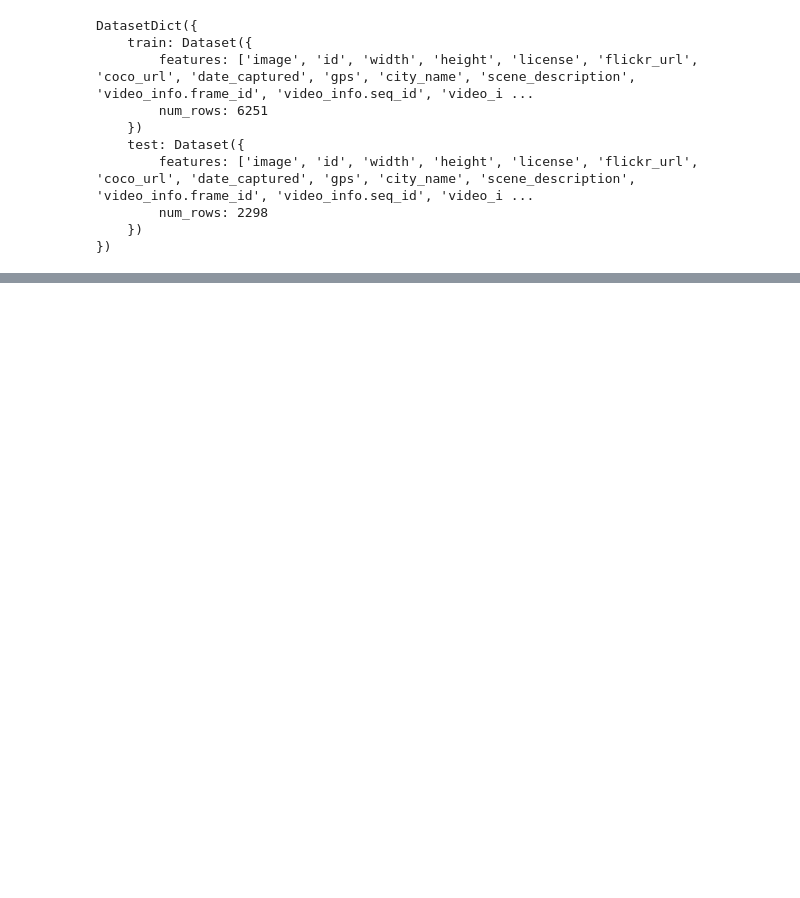
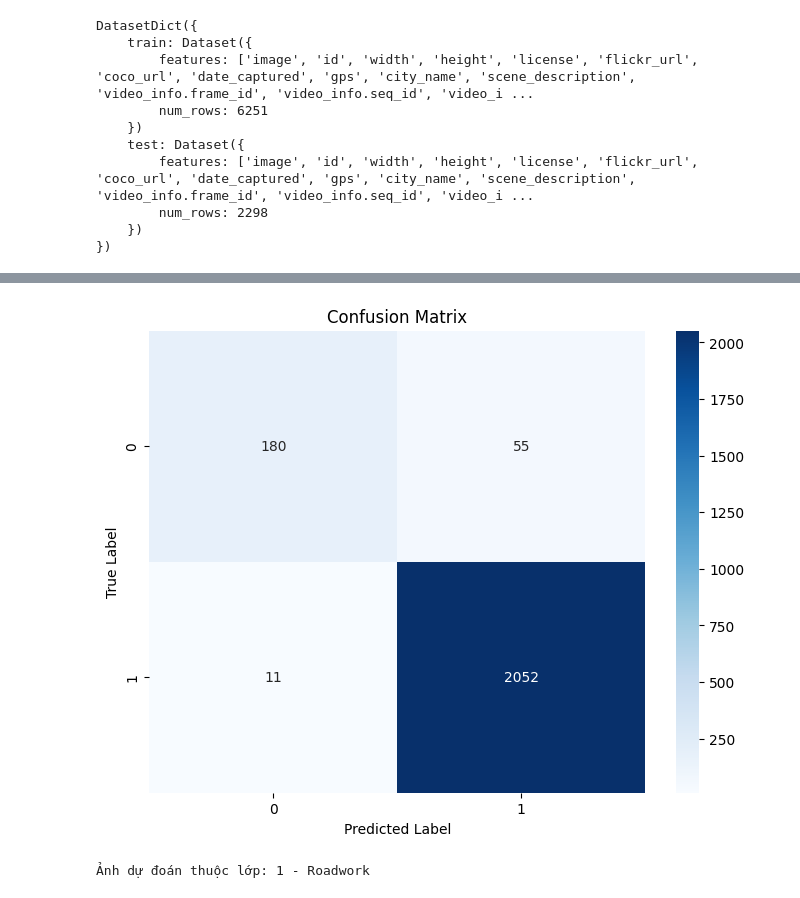
Before and after one commit to ngvann1110/task1, a Jupyter notebook: classify.ipynb, the cells around one changed output, grey strips where cells are left out. Saved outputs shown, nothing was run; the diff lists cells and outputs as text; code cells hidden in the pictures; blank space fills up the shorter version.

```diff
--- a/classify.ipynb
+++ b/classify.ipynb
@@ -120,17 +159,26 @@ def compute_metrics(p):
         "f1": f1_score(labels, preds, average="weighted")
     }
 # %%
+from transformers import default_data_collator
+
+def custom_data_collator(features):
+    for feature in features:
+        feature.pop("id", None)  # loại bỏ id
+    return default_data_collator(features)
+
+
 from transformers import Trainer
 
-# Update training_args to keep all columns (especially 'image')
-training_args.remove_unused_columns = False
+# Đảm bảo chỉ giữ lại các cột cần thiết (pixel_values, labels)
+training_args.remove_unused_columns = True
 
 trainer = Trainer(
     model=model,
     args=training_args,
     train_dataset=train_ds,
     eval_dataset=test_ds,
-    compute_metrics=compute_metrics
+    compute_metrics=compute_metrics,
+    data_collator=custom_data_collator  # <<< sửa ở đây
 )
 
 trainer.train()
@@ -139,0 +201,58 @@ AttributeError: 'list' object has no attribute 'resize'
+# %%
+import numpy as np
+import matplotlib.pyplot as plt
+import seaborn as sns
+from sklearn.metrics import confusion_matrix, ConfusionMatrixDisplay
+
+# Dự đoán trên tập test (hoặc validation)
+predictions = trainer.predict(test_ds)
+y_pred = np.argmax(predictions.predictions, axis=1)
+y_true = predictions.label_ids
+
+# Tính confusion matrix
+cm = confusion_matrix(y_true, y_pred)
+
+# Vẽ confusion matrix
+plt.figure(figsize=(8, 6))
+sns.heatmap(cm, annot=True, fmt="d", cmap="Blues")
+plt.xlabel("Predicted Label")
+plt.ylabel("True Label")
+plt.title("Confusion Matrix")
+plt.show()
+# %% [output]
+[figure, added]
+# %%
+from PIL import Image
+import torch
+from transformers import AutoImageProcessor, ViTForImageClassification
+
+# Load mô hình và processor
+# Nếu đã fine-tune xong rồi thì dùng dòng này để load lại:
+# model = ViTForImageClassification.from_pretrained("output_model")
+# processor = AutoImageProcessor.from_pretrained("google/vit-base-patch16-224")
+
+# Thiết bị tính toán
+device = torch.device("cuda" if torch.cuda.is_available() else "cpu")
+model.to(device)
+
+# Ảnh người dùng
+image_path = r"C:\Users\admin\Documents\tlh\ielts\task 1\test1.jpg"
+image = Image.open(image_path).convert("RGB")
+image.show()
+
+# Tiền xử lý và đưa lên đúng thiết bị
+inputs = processor(images=image, return_tensors="pt")
+inputs = {k: v.to(device) for k, v in inputs.items()}
+
+# Dự đoán
+model.eval()
+with torch.no_grad():
+    outputs = model(**inputs)
+    logits = outputs.logits
+    predicted_class = torch.argmax(logits, dim=1).item()
+
+# In kết quả
+label = model.config.id2label[predicted_class]
+print(f"Ảnh dự đoán thuộc lớp: {predicted_class} - {label}")
+# %% [output]
+Ảnh dự đoán thuộc lớp: 1 - Roadwork
```
Also changed, not shown: parts of 8 cells of this notebook.
